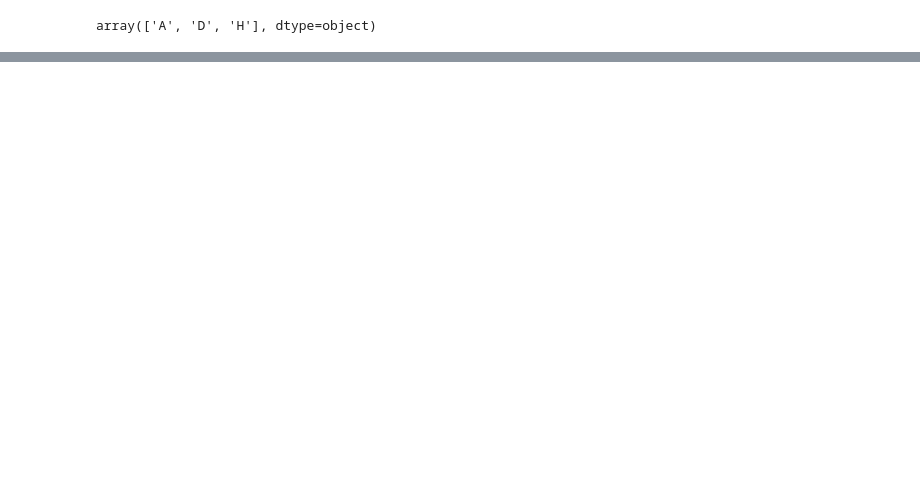
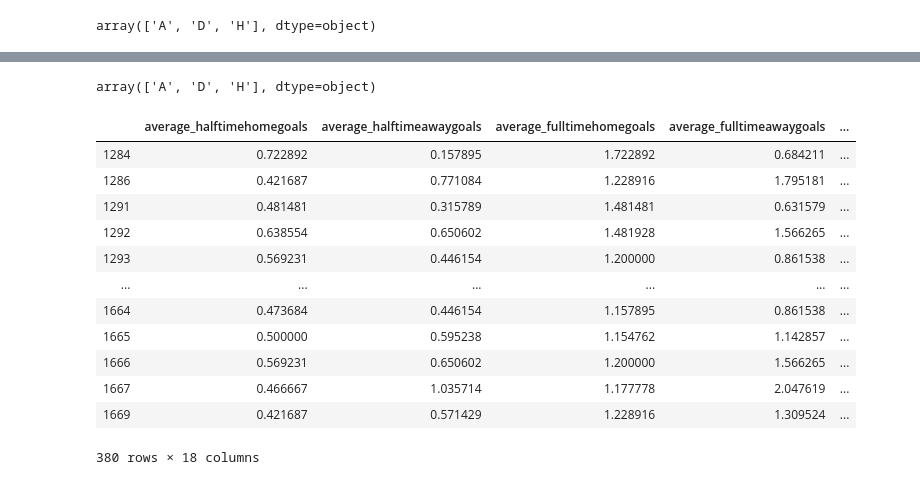
Before and after one commit to Carterbouley/football-predictor, a Jupyter notebook: cleanfootballpredictor.ipynb, the cells around one changed output, grey strips where cells are left out. Cells and saved outputs as stored; diff of their text form; code cells hidden in the pictures; blank space fills up the shorter version.

```diff
--- a/cleanfootballpredictor.ipynb
+++ b/cleanfootballpredictor.ipynb
@@ -432,0 +723,4 @@ array(['A', 'D', 'H'], dtype=object)
+# %%
+grid_search.classes_
+# %% [output]
+array(['A', 'D', 'H'], dtype=object)
@@ -432,0 +731,16 @@ array(['A', 'D', 'H'], dtype=object)
+# %%
+x_test
+# %% [output]
+|  | average_halftimehomegoals | average_halftimeawaygoals | average_fulltimehomegoals | average_fulltimeawaygoals | ... |
+| 1284 | 0.722892 | 0.157895 | 1.722892 | 0.684211 | ... |
+| 1286 | 0.421687 | 0.771084 | 1.228916 | 1.795181 | ... |
+| 1291 | 0.481481 | 0.315789 | 1.481481 | 0.631579 | ... |
+| 1292 | 0.638554 | 0.650602 | 1.481928 | 1.566265 | ... |
+| 1293 | 0.569231 | 0.446154 | 1.200000 | 0.861538 | ... |
+| ... | ... | ... | ... | ... | ... |
+| 1664 | 0.473684 | 0.446154 | 1.157895 | 0.861538 | ... |
+| 1665 | 0.500000 | 0.595238 | 1.154762 | 1.142857 | ... |
+| 1666 | 0.569231 | 0.650602 | 1.200000 | 1.566265 | ... |
+| 1667 | 0.466667 | 1.035714 | 1.177778 | 2.047619 | ... |
+| 1669 | 0.421687 | 0.571429 | 1.228916 | 1.309524 | ... |
+380 rows × 18 columns
```
Also changed, not shown: parts of 105 cells of this notebook, 3 other files.
